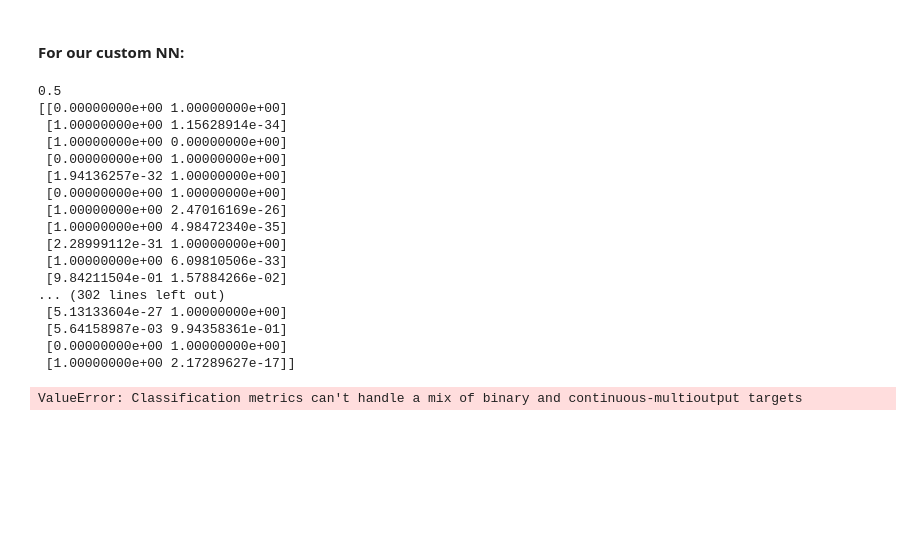
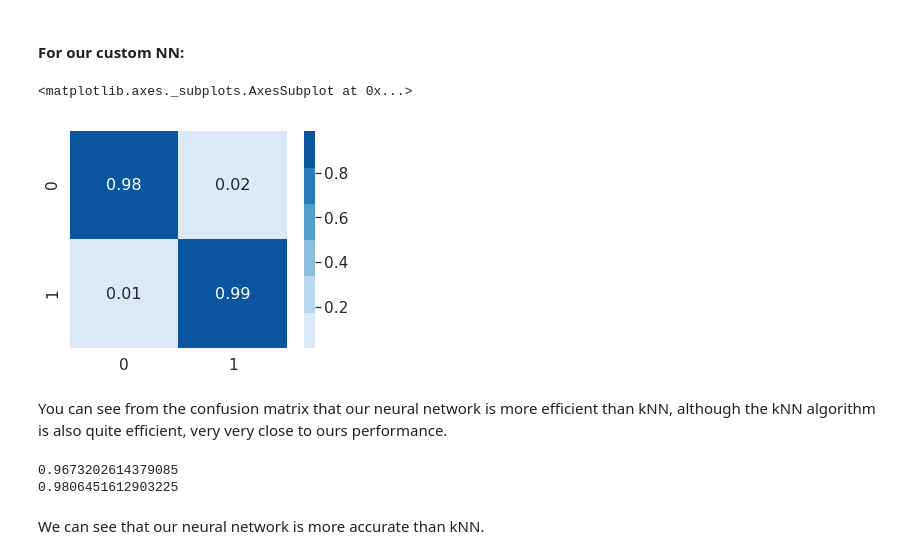
Before and after one commit to FarkIst/ML_Project3, a Jupyter notebook: project3.ipynb, the cells around one changed output. Drawn from its saved outputs; the diff is of its cells as text; code cells hidden in the pictures; blank space fills up the shorter version.

```diff
--- a/project3.ipynb
+++ b/project3.ipynb
@@ -302,35 +292,26 @@ sns.heatmap(cm, annot=True, annot_kws={"size": 16}, square=True, cmap=sns.color_
 # %% [markdown]
 #### For our custom NN:
 # %%
-from scipy.stats import logistic
-
-prediction = model.predict(x_test)
-
-print(logistic.cdf(prediction[0][0]))
-print(prediction)
+nn_prediction = model.predict_classes(x_test)
 
 #Normalize
-cm = confusion_matrix(y_test, prediction)
+cm = confusion_matrix(y_test, nn_prediction)
 cm = cm.astype('float') / cm.sum(axis=1)[:, np.newaxis]
 
 sns.set(font_scale=1.4)#for label size
 sns.heatmap(cm, annot=True, annot_kws={"size": 16}, square=True, cmap=sns.color_palette("Blues"), fmt=".2f")
 # %% [output]
-0.5
-[[0.00000000e+00 1.00000000e+00]
- [1.00000000e+00 1.15628914e-34]
- [1.00000000e+00 0.00000000e+00]
- [0.00000000e+00 1.00000000e+00]
- [1.94136257e-32 1.00000000e+00]
- [0.00000000e+00 1.00000000e+00]
- [1.00000000e+00 2.47016169e-26]
- [1.00000000e+00 4.98472340e-35]
- [2.28999112e-31 1.00000000e+00]
- [1.00000000e+00 6.09810506e-33]
- [9.84211504e-01 1.57884266e-02]
-... (302 lines left out)
- [5.13133604e-27 1.00000000e+00]
- [5.64158987e-03 9.94358361e-01]
- [0.00000000e+00 1.00000000e+00]
- [1.00000000e+00 2.17289627e-17]]
+<matplotlib.axes._subplots.AxesSubplot at 0x...>
-ValueError: Classification metrics can't handle a mix of binary and continuous-multioutput targets
+[figure, added]
+# %% [markdown]
+You can see from the confusion matrix that our neural network is more efficient than kNN, although the kNN algorithm is also quite efficient, very very close to ours performance.
+# %%
+from sklearn.metrics import f1_score
+
+print(f1_score(y_test, knn_prediction))
+print(f1_score(y_test, nn_prediction))
+# %% [output]
+0.9673202614379085
+0.9806451612903225
+# %% [markdown]
+We can see that our neural network is more accurate than kNN.
```
Also changed, not shown: parts of 1 cell of this notebook.
